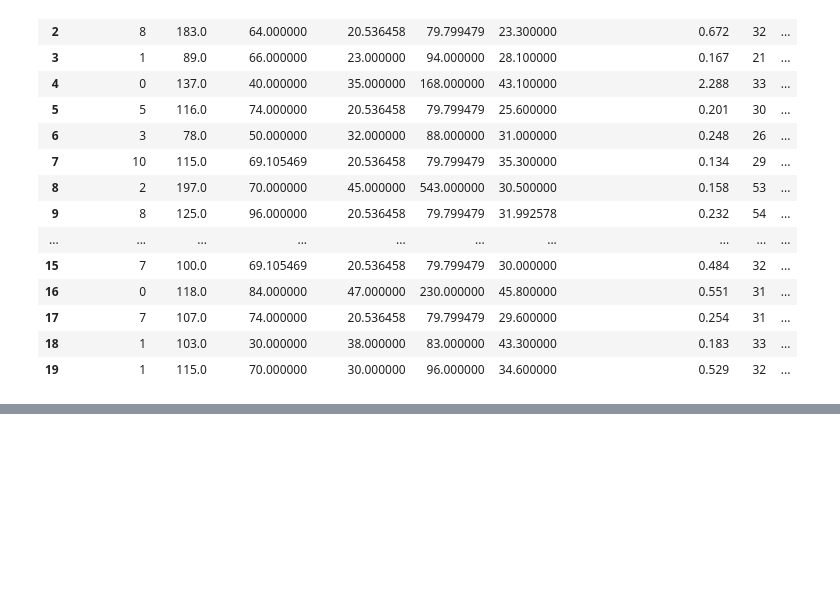
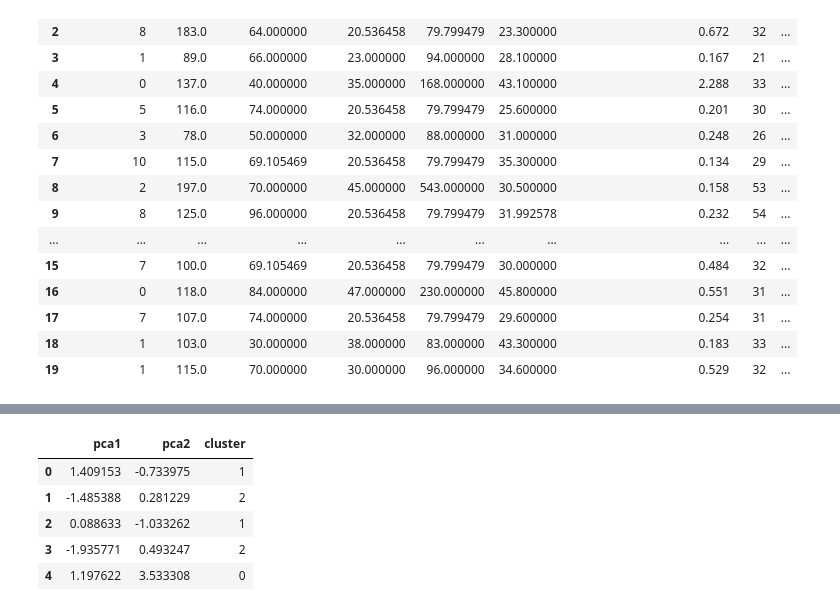
Before and after one commit to SVUPASANI/BE-project-Data, a Jupyter notebook: BE FYP.ipynb, the cells around one changed output, grey strips where cells are left out. Cells and saved outputs as stored; diff of their text form; code cells hidden in the pictures; blank space fills up the shorter version.

```diff
--- a/BE FYP.ipynb
+++ b/BE FYP.ipynb
@@ -271,0 +266,10 @@ plt.show()
+# %%
+pca_df = pd.concat([pca_df,pd.DataFrame({'cluster':labels})], axis = 1)
+pca_df.head()
+# %% [output]
+|  | pca1 | pca2 | cluster |
+| 0 | 1.409153 | -0.733975 | 1 |
+| 1 | -1.485388 | 0.281229 | 2 |
+| 2 | 0.088633 | -1.033262 | 1 |
+| 3 | -1.935771 | 0.493247 | 2 |
+| 4 | 1.197622 | 3.533308 | 0 |
```
Also changed, not shown: parts of 10 cells of this notebook.
